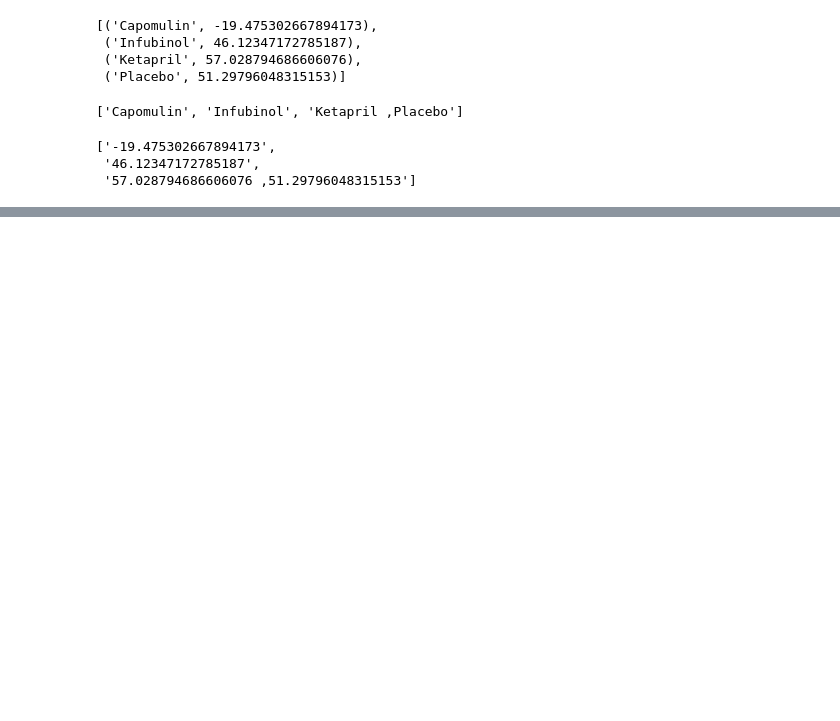
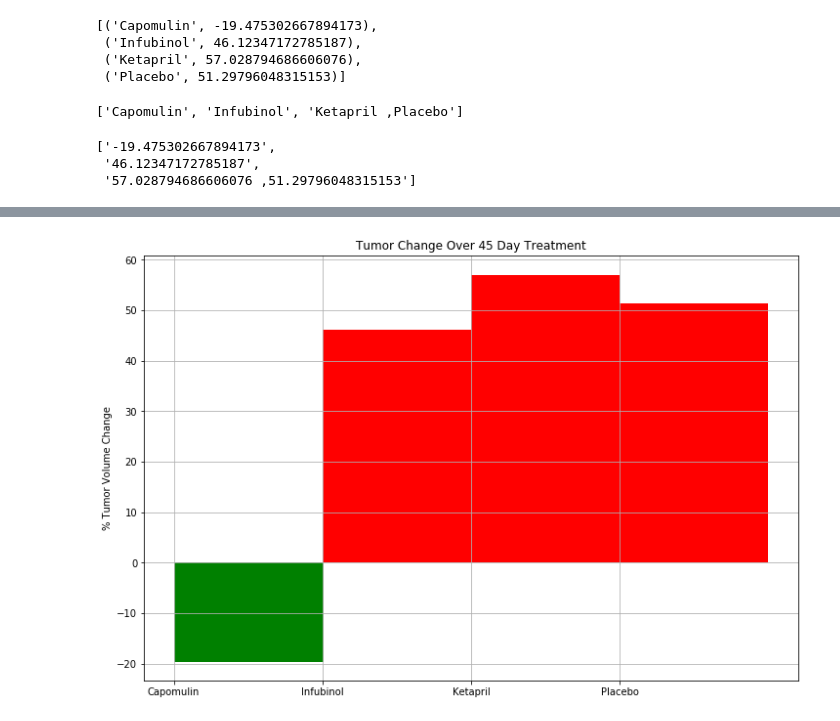
Before and after one commit to mitchellcapell95/matplotlib, a Jupyter notebook: Pymaceuticals.ipynb, the cells around one changed output, grey strips where cells are left out. Drawn from its saved outputs; the diff is of its cells as text; code cells hidden in the pictures; blank space fills up the shorter version.

```diff
--- a/Pymaceuticals.ipynb
+++ b/Pymaceuticals.ipynb
@@ -382,0 +381,5 @@ per_change_values = list(per_change)
+# %%
+per_change_values = list(per_change)
+per_change_values2 = per_change_values[0],per_change_values[2],per_change_values[3],per_change_values[5]
+per_change_values3 = list(per_change_values2)
+per_change_values3
@@ -383,3 +388,5 @@ per_change_values = list(per_change)
 # %%
 drug_names = per_change.index.values.tolist()
 drug_name2 = drug_names[0],drug_names[2],drug_names[3],drug_names[5]
+drug_name3 = list(drug_name2)
+drug_name3
@@ -424,0 +434,15 @@ plt.show()
+# %%
+plt.figure(figsize=(12, 8))
+barlist=plt.bar(drug_name3,per_change_values3,color='r',align="edge",width=1.0)
+
+barlist[0].set_color('g')
+
+plt.title('Tumor Change Over 45 Day Treatment')
+plt.ylabel('% Tumor Volume Change')
+plt.xticks(drug_name3,rotation=0)
+
+
+plt.grid()
+plt.show()
+# %% [output]
+[figure, added]
```
Also changed, not shown: parts of 4 cells of this notebook.
